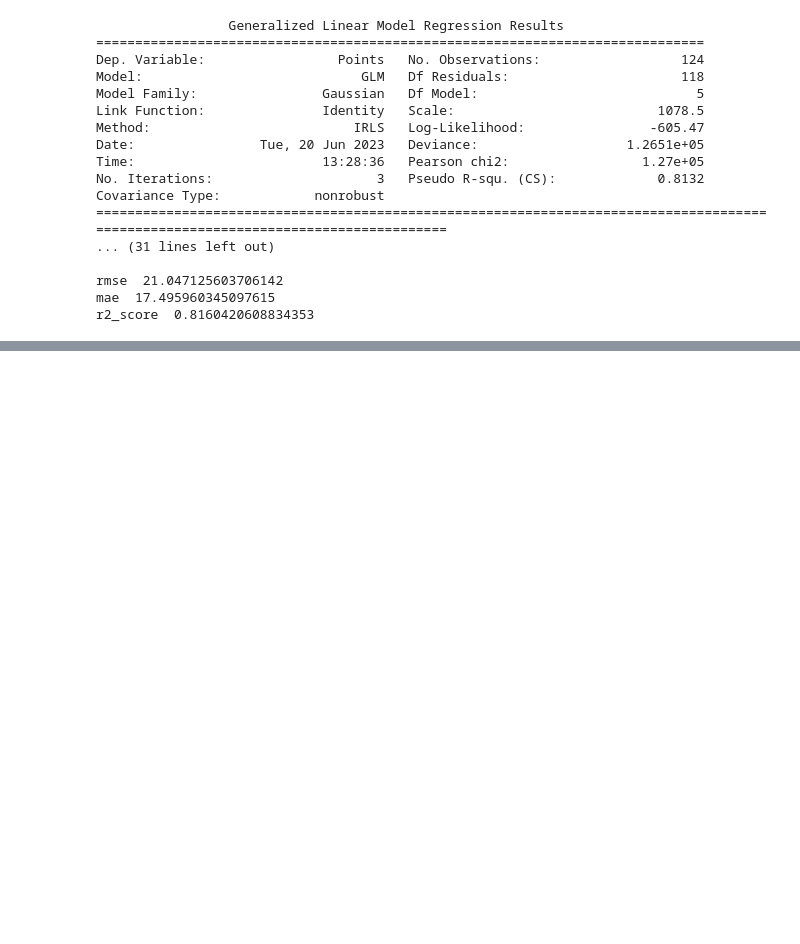
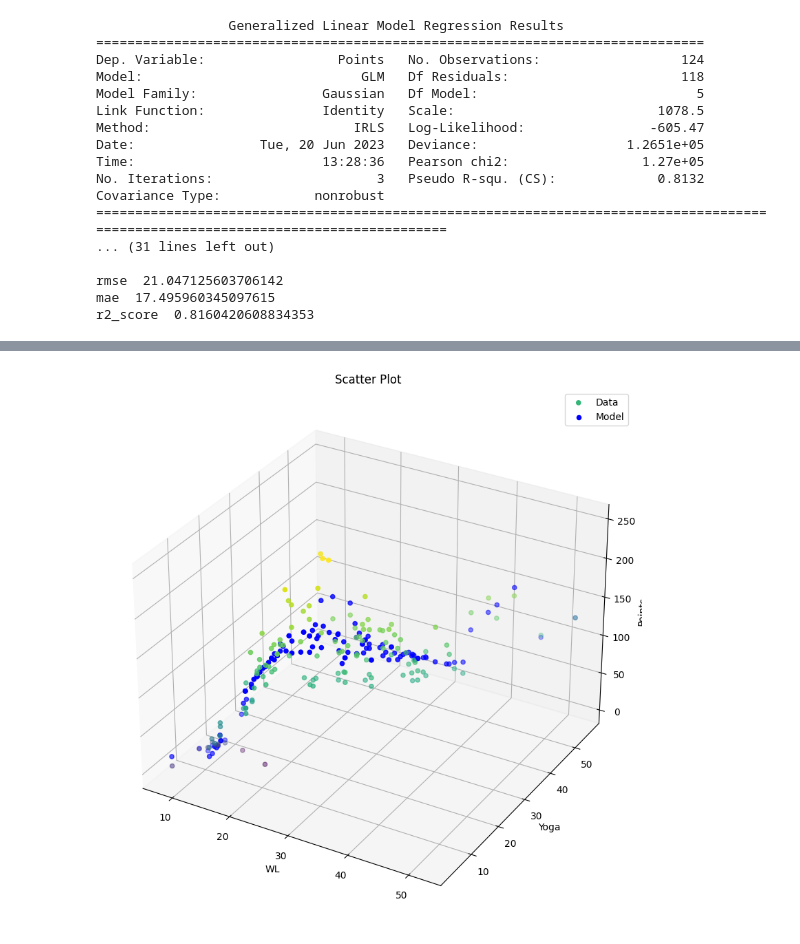
Before and after one commit to sk-aili/sports-analytics-2, a Jupyter notebook: lib/polynomial_regression.ipynb, the cells around one changed output, grey strips where cells are left out. Saved outputs shown, nothing was run; the diff lists cells and outputs as text; code cells hidden in the pictures; blank space fills up the shorter version.

```diff
--- a/lib/polynomial_regression.ipynb
+++ b/lib/polynomial_regression.ipynb
@@ -1706,0 +1821,28 @@ metrics_df
+# %%
+spline_model_fit = spline_model.predict(X_train_clean[['WL', 'Yoga']])
+# %%
+# plot the data
+fig = plt.figure(figsize=(10,10))
+ax = fig.add_subplot(projection = '3d')
+ax.scatter(X_train_clean.WL,
+            X_train_clean.Yoga,
+            y_train,
+            c = np.sqrt(y_train),
+            label = 'Data')
+
+ax.scatter(X_train_clean.WL,
+            X_train_clean.Yoga,
+            spline_model_fit,
+            c = 'blue',
+            label = 'Model')
+
+ax.set_title('Scatter Plot')
+ax.set_xlabel('WL')
+ax.set_ylabel('Yoga')
+ax.set_zlabel('Points')
+plt.legend(loc='upper right')
+
+ax = plt.gca()
+plt.show()
+# %% [output]
+[figure, added]
```
Also changed, not shown: parts of 22 cells of this notebook, 3 other files.
